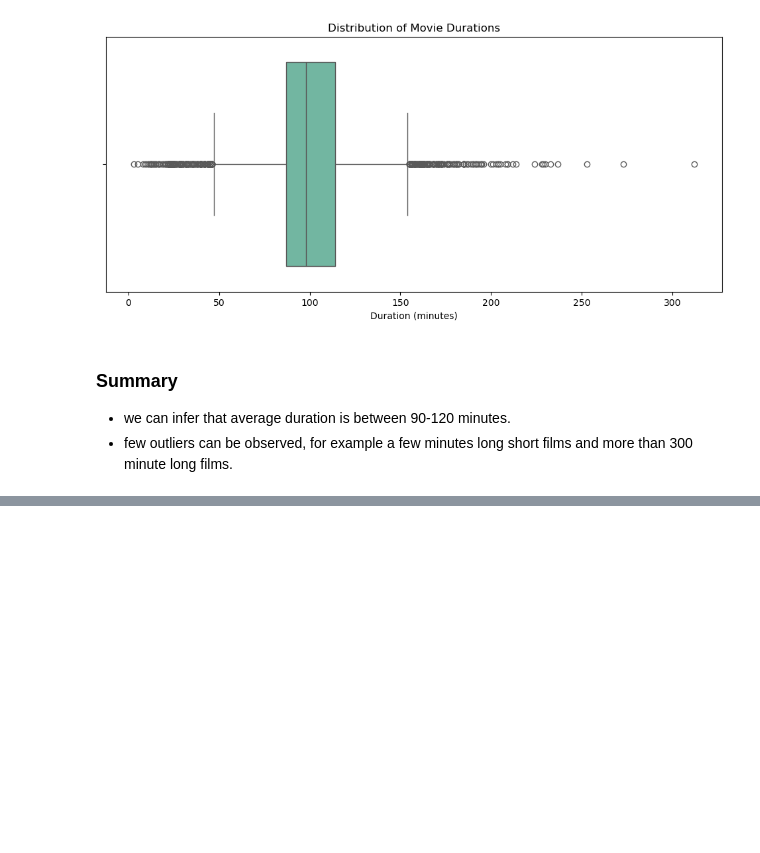
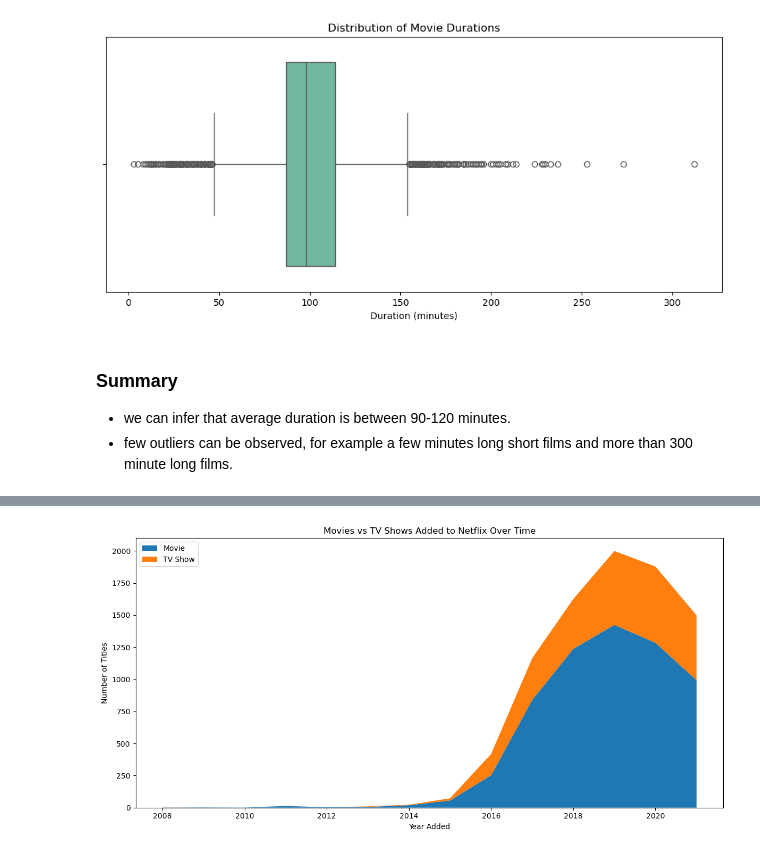
Before and after one commit to aahad112231-prog/Netflix_EDA, a Jupyter notebook: notebooks/netflix_analysis.ipynb, the cells around one changed output, grey strips where cells are left out. Drawn from its saved outputs; the diff is of its cells as text; code cells hidden in the pictures; blank space fills up the shorter version.

Commit message:
Diagrams added and furthur analysis

```diff
--- a/notebooks/netflix_analysis.ipynb
+++ b/notebooks/netflix_analysis.ipynb
@@ -349,3 +353,17 @@ Passing `palette` without assigning `hue` is deprecated and will be removed in v
 ### Summary ###
 - we can infer that average duration is between 90-120 minutes.
 - few outliers can be observed, for example a few minutes long short films and more than 300 minute long films.
+# %%
+
+df_time = df_clean.dropna(subset=['year_added'])
+
+
+year_type_counts = (
+    df_time
+    .groupby(['year_added', 'type'])
+    .size()
+    .unstack(fill_value=0)
+    .sort_index()
+)
+
+year_type_counts.head()
@@ -351,0 +378,20 @@ Passing `palette` without assigning `hue` is deprecated and will be removed in v
+# %%
+plt.figure(figsize=(12,6))
+
+plt.stackplot(
+    year_type_counts.index,
+    year_type_counts['Movie'],
+    year_type_counts['TV Show'],
+    labels=['Movie', 'TV Show']
+)
+
+plt.title("Movies vs TV Shows Added to Netflix Over Time")
+plt.xlabel("Year Added")
+plt.ylabel("Number of Titles")
+plt.legend(loc='upper left')
+plt.tight_layout()
+plt.savefig("../images/Movies_vs_TV_shows.png", dpi=300, bbox_inches="tight")
+
+plt.show()
+# %% [output]
+[figure, added]
```
Also changed, not shown: parts of 8 cells of this notebook, 8 other files.
